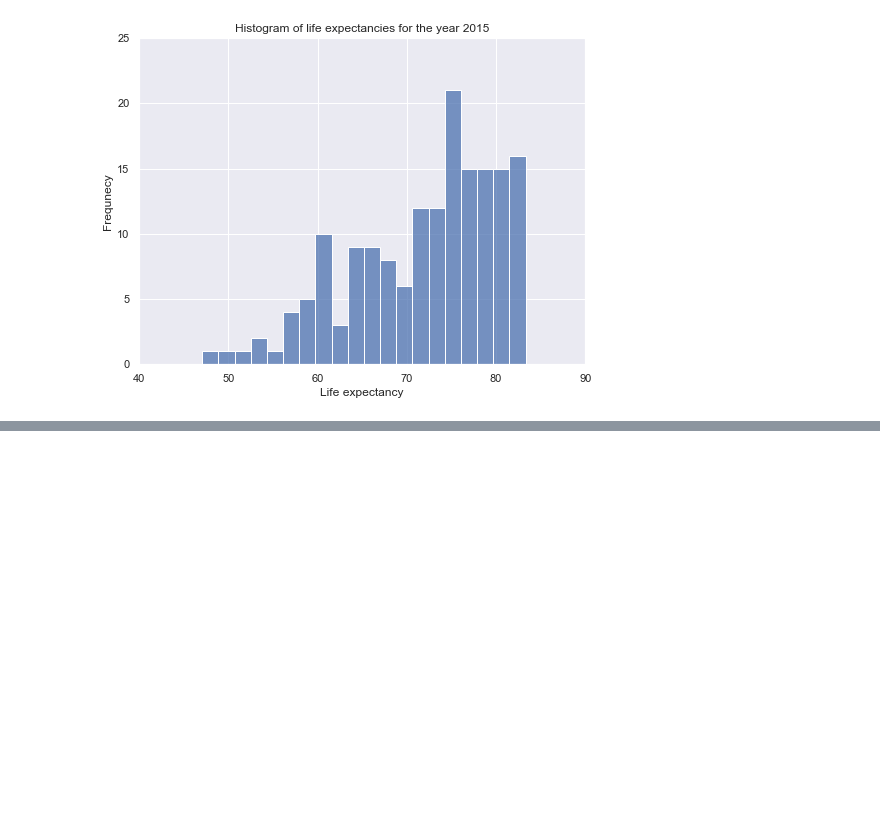
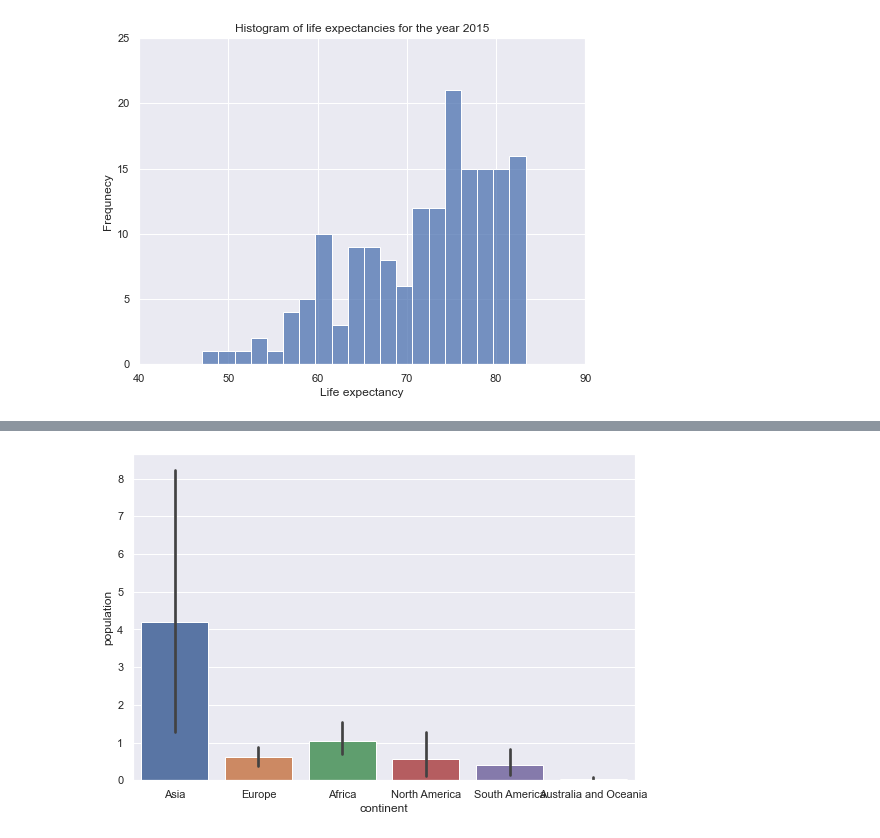
Before and after one commit to miladbehrooz/Gapminder_Analysis, a Jupyter notebook: notebook/gapminder_analysis.ipynb, the cells around one changed output, grey strips where cells are left out. Saved outputs shown, nothing was run; the diff lists cells and outputs as text; code cells hidden in the pictures; blank space fills up the shorter version.

```diff
--- a/notebook/gapminder_analysis.ipynb
+++ b/notebook/gapminder_analysis.ipynb
@@ -5,7 +5,7 @@ import pandas as pd
 import matplotlib.pyplot as plt
 import seaborn as sns
 
-sns.set(rc={'figure.figsize':(8,6)})
+sns.set(rc={'figure.figsize':(9,6)})
 # %% [markdown]
 ### Data Preprocessing
 # %% [markdown]
@@ -321,0 +337,7 @@ plt.axis([40,90,0,25]);
+# %%
+def sum_in_billion(x):
+    return sum(x)/1_000_000_000
+# %%
+sns.barplot(data=subset_2015,x='continent',y='population',estimator=sum_in_billion);
+# %% [output]
+[figure, added]
```
Also changed, not shown: parts of 6 cells of this notebook.
